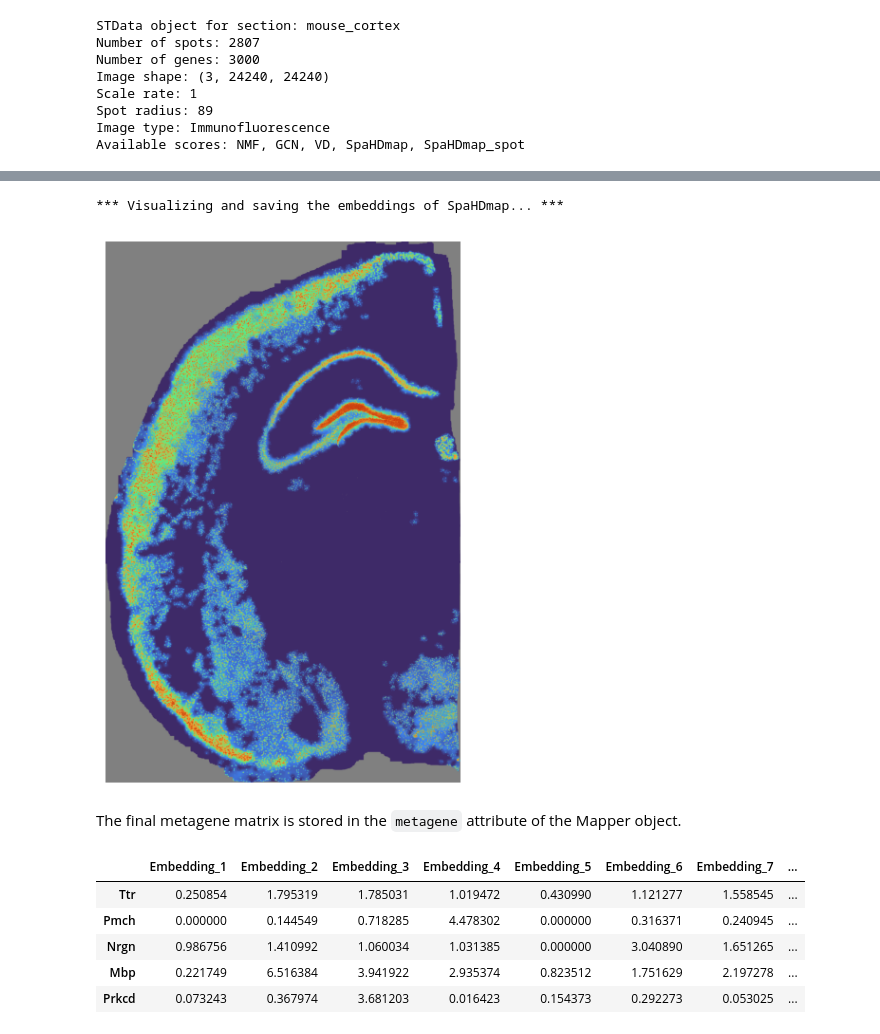
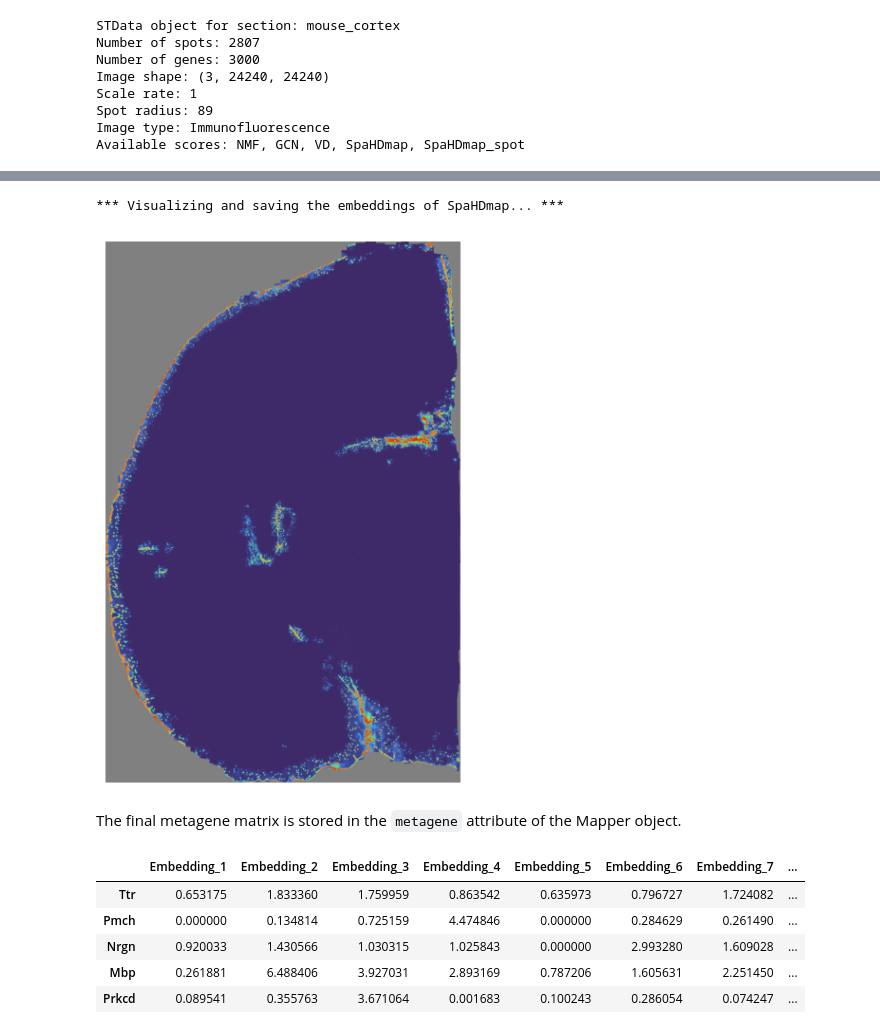
Before and after one commit to sldyns/SpaHDmap, a Jupyter notebook: docs/tutorials/IHC-image.ipynb, the cells around one changed output, grey strips where cells are left out. Cells and saved outputs as stored; diff of their text form; code cells hidden in the pictures.

```diff
--- a/docs/tutorials/IHC-image.ipynb
+++ b/docs/tutorials/IHC-image.ipynb
@@ -105,7 +100,7 @@ You can set the parameter `repeat_times` as follow to obtain multiple results. T
 mapper = hdmap.Mapper(mouse_cortex, results_path=results_path, verbose=True)
 
 # Run SpaHDmap in one function
-mapper.run_SpaHDmap(repeat_times=10)
+mapper.run_SpaHDmap(repeat_times=5)
 # %% [output]
 *** Preparing the tissue splits and creating pseudo spots... ***
 *** Single section detected. Using its 3000 genes. ***
@@ -315,17 +225,17 @@ mapper.visualize(mouse_cortex, use_score='GCN', index=0)
 # %%
 # Visualize the SpaHDmap score
-mapper.visualize(mouse_cortex, use_score='SpaHDmap', index=0)
+mapper.visualize(mouse_cortex, use_score='SpaHDmap', index=18)
 # %% [output]
 *** Visualizing and saving the embeddings of SpaHDmap... ***
-[figure, old version]
+[figure, new version]
 # %% [markdown]
 The final metagene matrix is stored in the `metagene` attribute of the Mapper object.
 # %%
 mapper.metagene.head()
 # %% [output]
 |  | Embedding_1 | Embedding_2 | Embedding_3 | Embedding_4 | Embedding_5 | Embedding_6 | Embedding_7 | ... |
-| Ttr | 0.250854 | 1.795319 | 1.785031 | 1.019472 | 0.430990 | 1.121277 | 1.558545 | ... |
-| Pmch | 0.000000 | 0.144549 | 0.718285 | 4.478302 | 0.000000 | 0.316371 | 0.240945 | ... |
-| Nrgn | 0.986756 | 1.410992 | 1.060034 | 1.031385 | 0.000000 | 3.040890 | 1.651265 | ... |
-| Mbp | 0.221749 | 6.516384 | 3.941922 | 2.935374 | 0.823512 | 1.751629 | 2.197278 | ... |
-| Prkcd | 0.073243 | 0.367974 | 3.681203 | 0.016423 | 0.154373 | 0.292273 | 0.053025 | ... |
+| Ttr | 0.653175 | 1.833360 | 1.759959 | 0.863542 | 0.635973 | 0.796727 | 1.724082 | ... |
+| Pmch | 0.000000 | 0.134814 | 0.725159 | 4.474846 | 0.000000 | 0.284629 | 0.261490 | ... |
+| Nrgn | 0.920033 | 1.430566 | 1.030315 | 1.025843 | 0.000000 | 2.993280 | 1.609028 | ... |
+| Mbp | 0.261881 | 6.488406 | 3.927031 | 2.893169 | 0.787206 | 1.605631 | 2.251450 | ... |
+| Prkcd | 0.089541 | 0.355763 | 3.671064 | 0.001683 | 0.100243 | 0.286054 | 0.074247 | ... |
```
Also changed, not shown: parts of 19 cells of this notebook, 20 other files.
